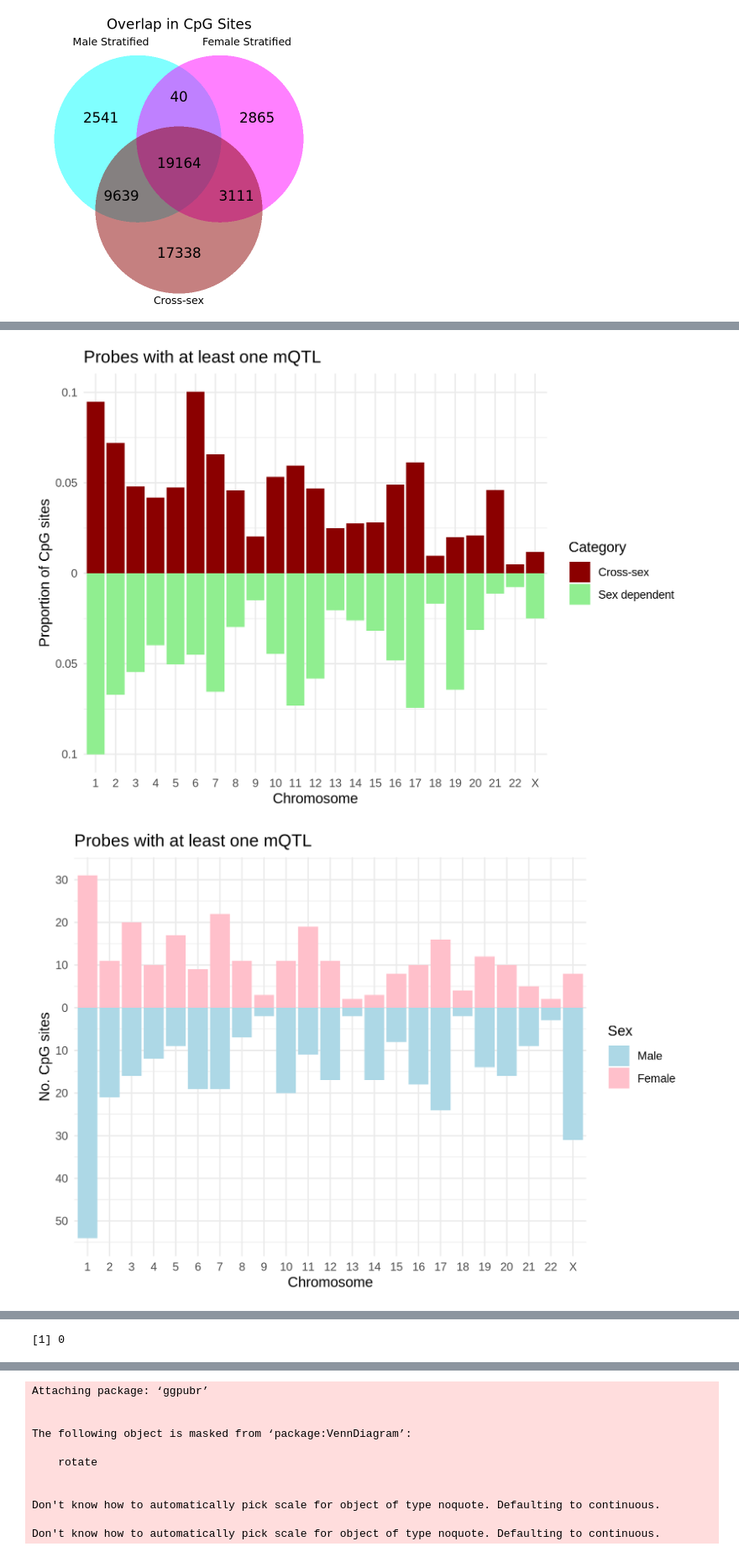
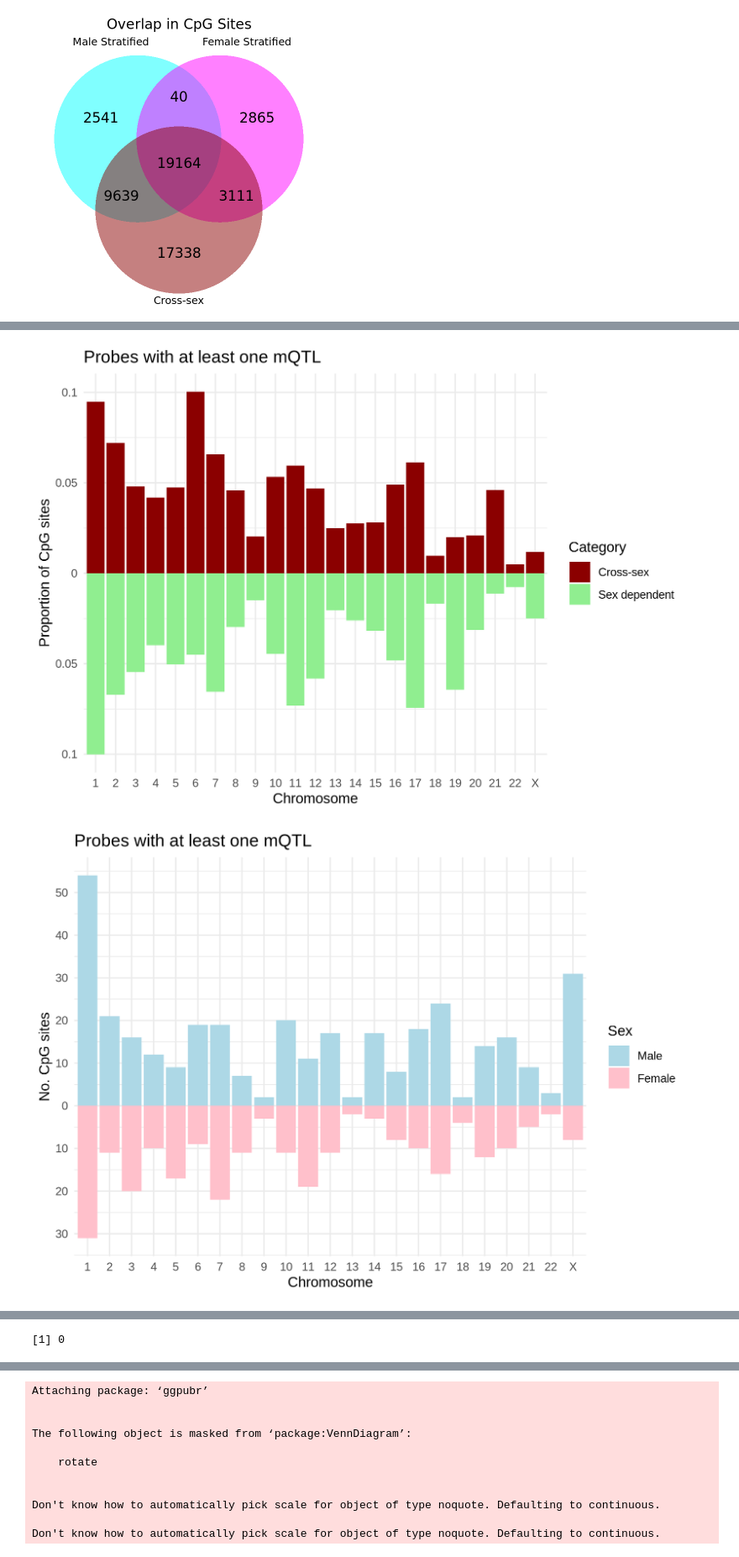
Before and after one commit to wilcas/sex_specific_mQTL, a Jupyter notebook: delahaye_mQTL_analyses/bonf_mQTL_exploration.ipynb, the cells around one changed output, grey strips where cells are left out. Shown at 84% size. Cells and saved outputs as stored; diff of their text form; code cells hidden in the pictures.

Commit message:
colocalized probes mapped to genes and re-plot counts to line up with legend

```diff
--- a/delahaye_mQTL_analyses/bonf_mQTL_exploration.ipynb
+++ b/delahaye_mQTL_analyses/bonf_mQTL_exploration.ipynb
@@ -137,10 +147,10 @@ ggplot(rbind(marginal_count_dt,sex_int_count_dt),aes(Chr,prop,fill=Category))+
     scale_y_continuous(breaks = seq(-0.2,0.2,0.05),labels=c(seq(0.2,0,-0.05),seq(0.05,0.2,0.05)))+
     scale_fill_manual(values=c("Cross-sex"="dark red","Sex dependent"="light green")) +
     theme_minimal()
-male_count <- male_int[,.(nprobe=-uniqueN(Probe),mQTL = -.N,Sex = "Male"),by="Chr"]
-male_count[,`:=`(prop = -nprobe/sum(nprobe))]
-female_count <- female_int[,.(nprobe=uniqueN(Probe),mQTL = .N,Sex="Female"),by="Chr"]
-female_count[,`:=`(prop = nprobe/sum(nprobe))]
+male_count <- male_int[,.(nprobe=uniqueN(Probe),mQTL = .N,Sex = "Male"),by="Chr"]
+male_count[,`:=`(prop = nprobe/sum(nprobe))]
+female_count <- female_int[,.(nprobe=-uniqueN(Probe),mQTL = -.N,Sex="Female"),by="Chr"]
+female_count[,`:=`(prop = -nprobe/sum(nprobe))]
 sex_count_dt <- rbindlist(
     list(male_count,female_count)
 )
@@ -170,31 +180,31 @@ ggplot(sex_count_dt,aes(Chr,prop,fill=Sex)) +
 ggplot(sex_count_dt,aes(Chr,mQTL,fill=Sex)) +
     geom_col() +
     labs(x="Chromosome",y="mQTL", title = "mQTL") +
     scale_y_continuous(breaks = seq(-500,500,50),labels=c(seq(500,0,-50),seq(50,500,50)))+
     coord_flip() +
     scale_fill_manual(values=c("light blue", "pink"))+
     theme_minimal()
 merged_int <- merge(male_int,female_int, by = c("SNP","Probe"))
 merged_sex <- merge(male,female, by = c("SNP","Probe"))
 rho_interaction <- cor.test(merged_int$b.x,merged_int$b.y,method="spearman")$estimate
 rho_sex <- cor.test(merged_sex$b.x,merged_sex$b.y,method="spearman")$estimate
 nrow(merged_int[sign(b.x) != sign(b.y)]) / nrow(merged_int)
 nrow(merged_sex[sign(b.x) != sign(b.y)]) / nrow(merged_sex)
 
 
 ggplot(merged_sex %>%
         mutate(sex_biased = paste0(SNP,Probe) %in% paste0(sex_interaction$SNP,sex_interaction$Probe)) %>%
         mutate(sex_biased = factor(ifelse(sex_biased,ifelse(abs(b.x) > abs(b.y),"Male","Female"),"Neither"), levels = c("Neither","Male","Female"))) %>%arrange(sex_biased),
     aes(b.x,b.y,color=sex_biased) ) +
     geom_point() +
     labs(
         x=bquote("Male"~beta),
         y=bquote("Female"~beta),color = "Sex-Biased",
         title = bquote(rho["overall"]~"="~.(round(rho_sex,2))~rho["sex-biased"]~"="~.(round(rho_interaction,2))))+
     scale_color_manual(values=c("black","light blue", "pink"))+
     theme_minimal()
 sex_count_dt
 # %% [output]
 [figure]
 [figure]
-[figure, old version]
+[figure, new version]
```
Also changed, not shown: parts of 2 cells of this notebook, 1 other file.
